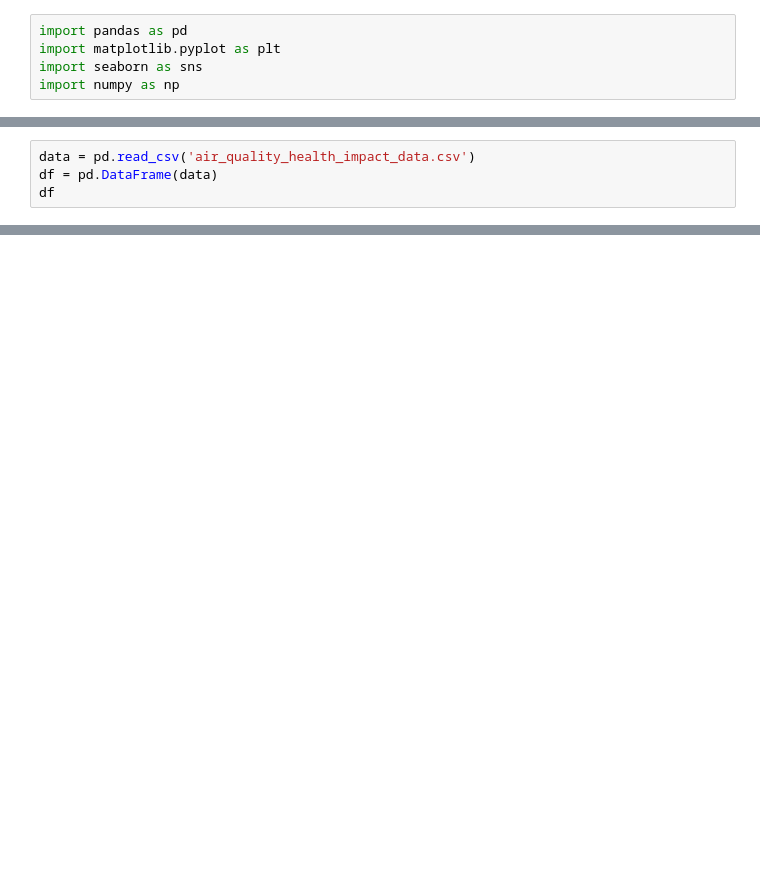
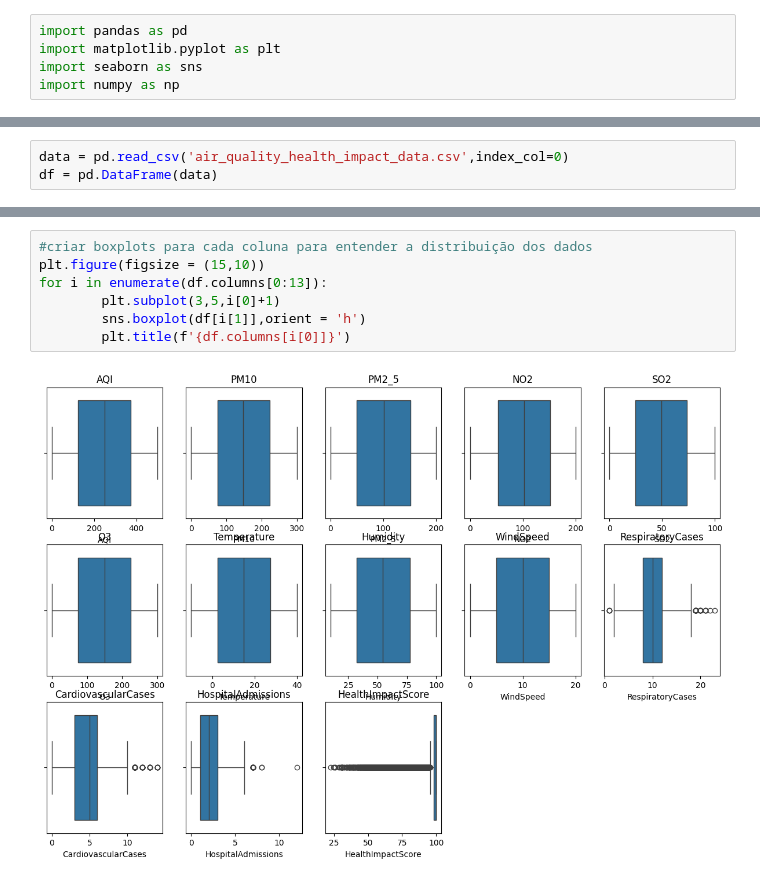
Before and after one commit to Mariana-Marinho/Health-Data-Project, a Jupyter notebook: Projeto_HealthData.ipynb, the cells around one changed output, grey strips where cells are left out. Drawn from its saved outputs; the diff is of its cells as text; blank space fills up the shorter version.

```diff
--- a/Projeto_HealthData.ipynb
+++ b/Projeto_HealthData.ipynb
@@ -10,4 +10,3 @@ Visualizando a base e suas informações principais
 # %%
-data = pd.read_csv('air_quality_health_impact_data.csv')
+data = pd.read_csv('air_quality_health_impact_data.csv',index_col=0)
 df = pd.DataFrame(data)
-df
@@ -95,0 +59,9 @@ ValueError: shape mismatch: objects cannot be broadcast to a single shape.  Mism
+# %%
+#criar boxplots para cada coluna para entender a distribuição dos dados
+plt.figure(figsize = (15,10))
+for i in enumerate(df.columns[0:13]):
+        plt.subplot(3,5,i[0]+1)
+        sns.boxplot(df[i[1]],orient = 'h')
+        plt.title(f'{df.columns[i[0]]}')
+# %% [output]
+[figure, added]
```
Also changed, not shown: parts of 32 cells of this notebook.
